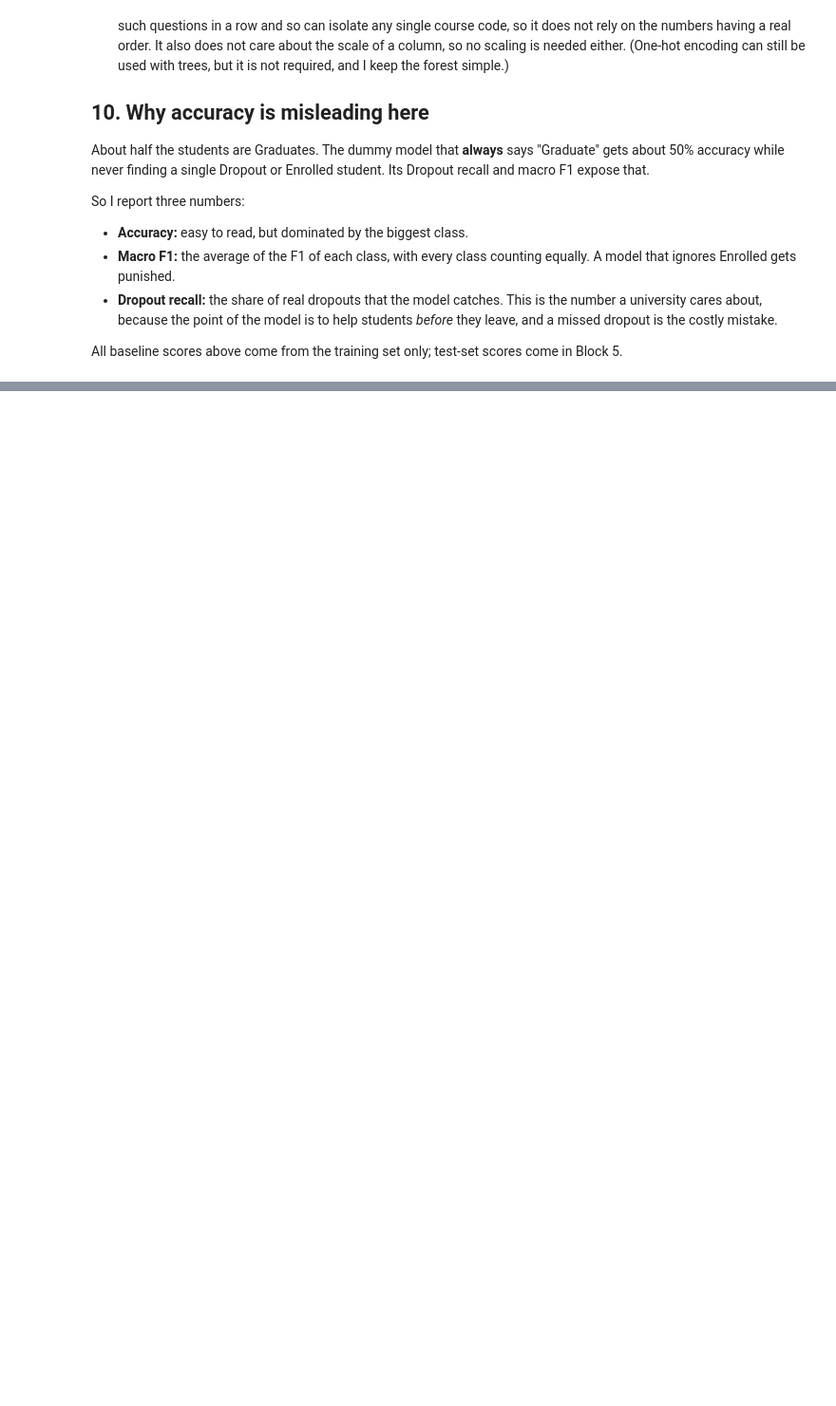
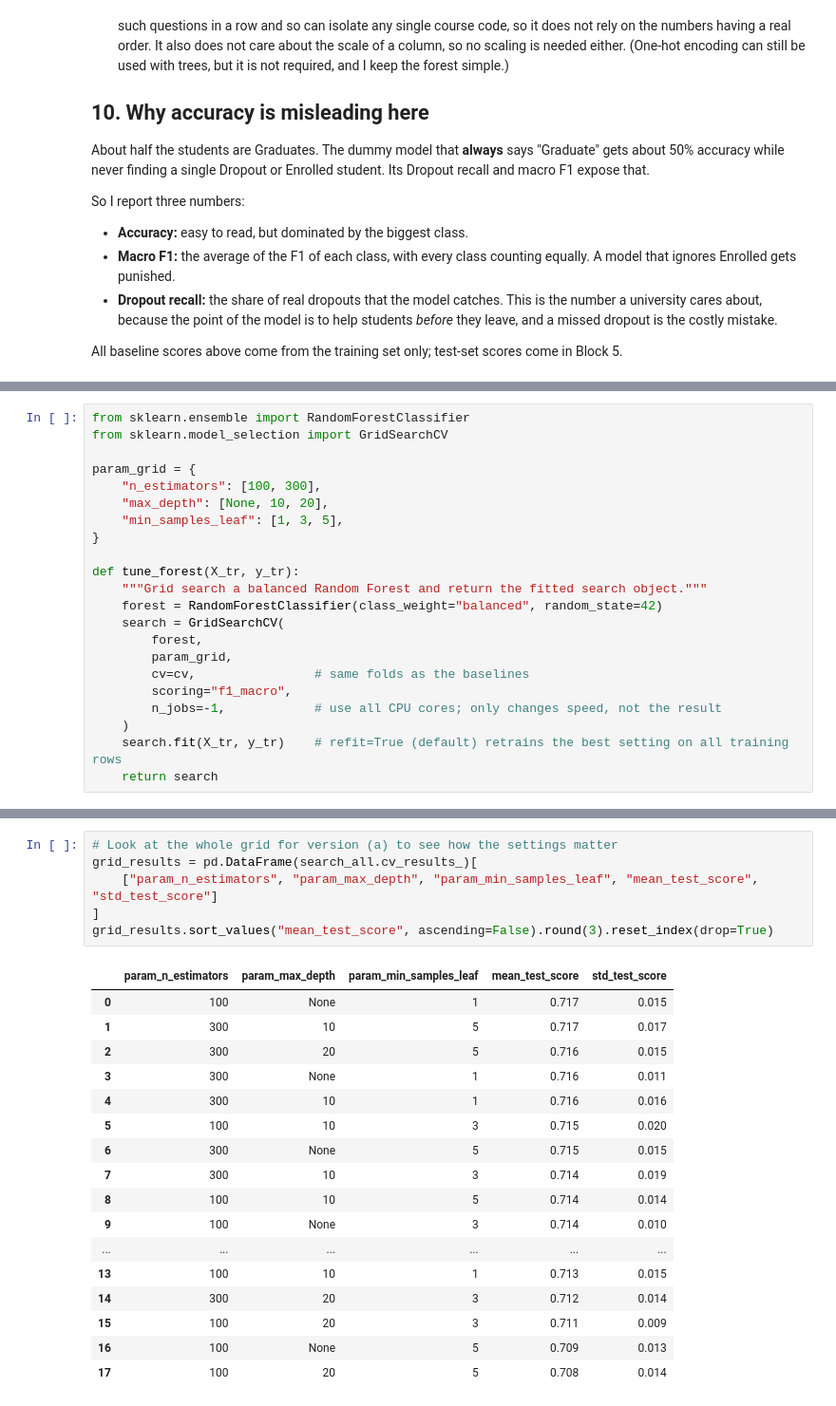
Before and after one commit to Mishiez/learning-patterns-ml, a Jupyter notebook: j1-supervised-unsupervised/notebooks/01_supervised_student_dropout.ipynb, the cells around one changed output, grey strips where cells are left out. Shown at 95% size. Cells and saved outputs as stored; diff of their text form; blank space fills up the shorter version.

```diff
--- a/j1-supervised-unsupervised/notebooks/01_supervised_student_dropout.ipynb
+++ b/j1-supervised-unsupervised/notebooks/01_supervised_student_dropout.ipynb
@@ -327,0 +344,22 @@ All baseline scores above come from the training set only; test-set scores come
+# %%
+from sklearn.ensemble import RandomForestClassifier
+from sklearn.model_selection import GridSearchCV
+
+param_grid = {
+    "n_estimators": [100, 300],
+    "max_depth": [None, 10, 20],
+    "min_samples_leaf": [1, 3, 5],
+}
+
+def tune_forest(X_tr, y_tr):
+    """Grid search a balanced Random Forest and return the fitted search object."""
+    forest = RandomForestClassifier(class_weight="balanced", random_state=42)
+    search = GridSearchCV(
+        forest,
+        param_grid,
+        cv=cv,                # same folds as the baselines
+        scoring="f1_macro",
+        n_jobs=-1,            # use all CPU cores; only changes speed, not the result
+    )
+    search.fit(X_tr, y_tr)    # refit=True (default) retrains the best setting on all training rows
+    return search
@@ -327,0 +419,24 @@ All baseline scores above come from the training set only; test-set scores come
+# %%
+# Look at the whole grid for version (a) to see how the settings matter
+grid_results = pd.DataFrame(search_all.cv_results_)[
+    ["param_n_estimators", "param_max_depth", "param_min_samples_leaf", "mean_test_score", "std_test_score"]
+]
+grid_results.sort_values("mean_test_score", ascending=False).round(3).reset_index(drop=True)
+# %% [output]
+|  | param_n_estimators | param_max_depth | param_min_samples_leaf | mean_test_score | std_test_score |
+| 0 | 100 | None | 1 | 0.717 | 0.015 |
+| 1 | 300 | 10 | 5 | 0.717 | 0.017 |
+| 2 | 300 | 20 | 5 | 0.716 | 0.015 |
+| 3 | 300 | None | 1 | 0.716 | 0.011 |
+| 4 | 300 | 10 | 1 | 0.716 | 0.016 |
+| 5 | 100 | 10 | 3 | 0.715 | 0.020 |
+| 6 | 300 | None | 5 | 0.715 | 0.015 |
+| 7 | 300 | 10 | 3 | 0.714 | 0.019 |
+| 8 | 100 | 10 | 5 | 0.714 | 0.014 |
+| 9 | 100 | None | 3 | 0.714 | 0.010 |
+| ... | ... | ... | ... | ... | ... |
+| 13 | 100 | 10 | 1 | 0.713 | 0.015 |
+| 14 | 300 | 20 | 3 | 0.712 | 0.014 |
+| 15 | 100 | 20 | 3 | 0.711 | 0.009 |
+| 16 | 100 | None | 5 | 0.709 | 0.013 |
+| 17 | 100 | 20 | 5 | 0.708 | 0.014 |
```
Also changed, not shown: parts of 11 cells of this notebook, 2 other files.
